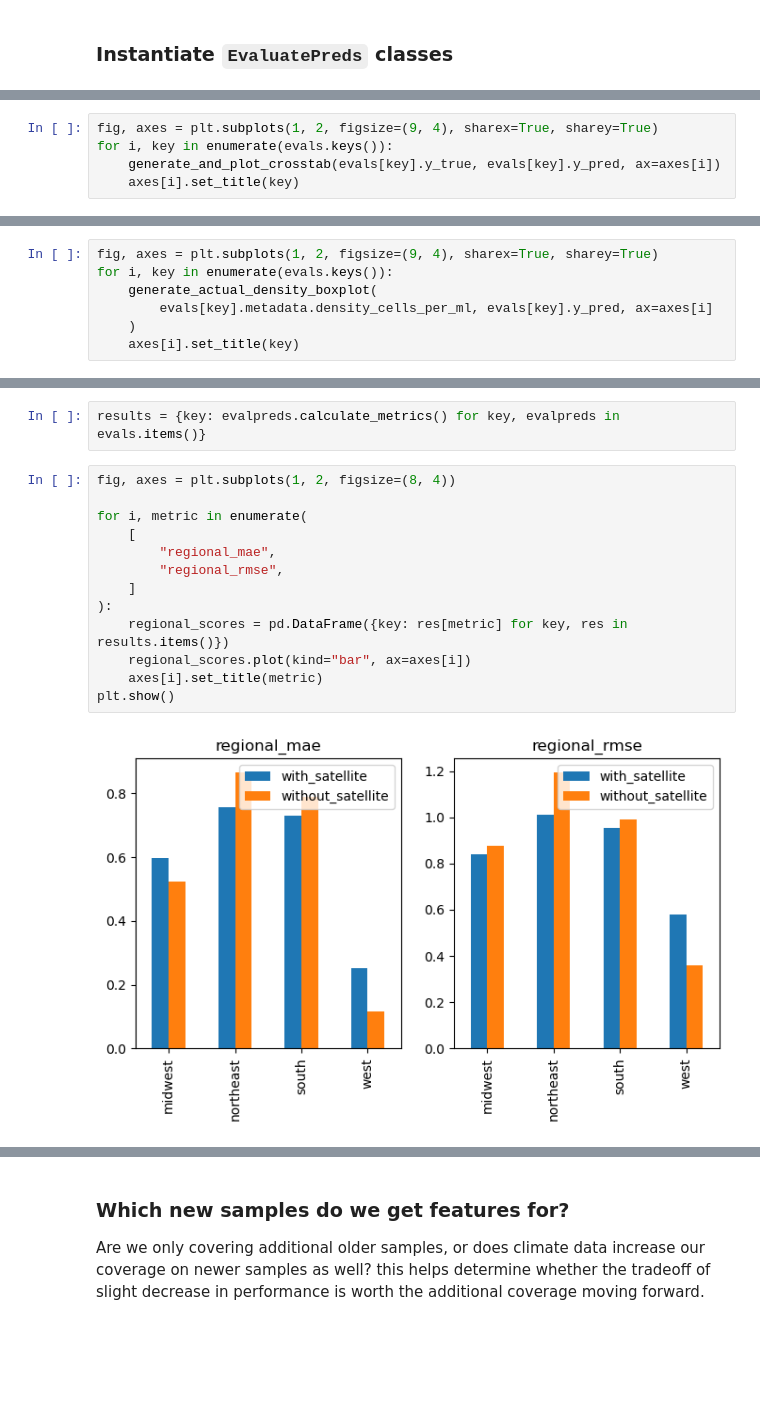
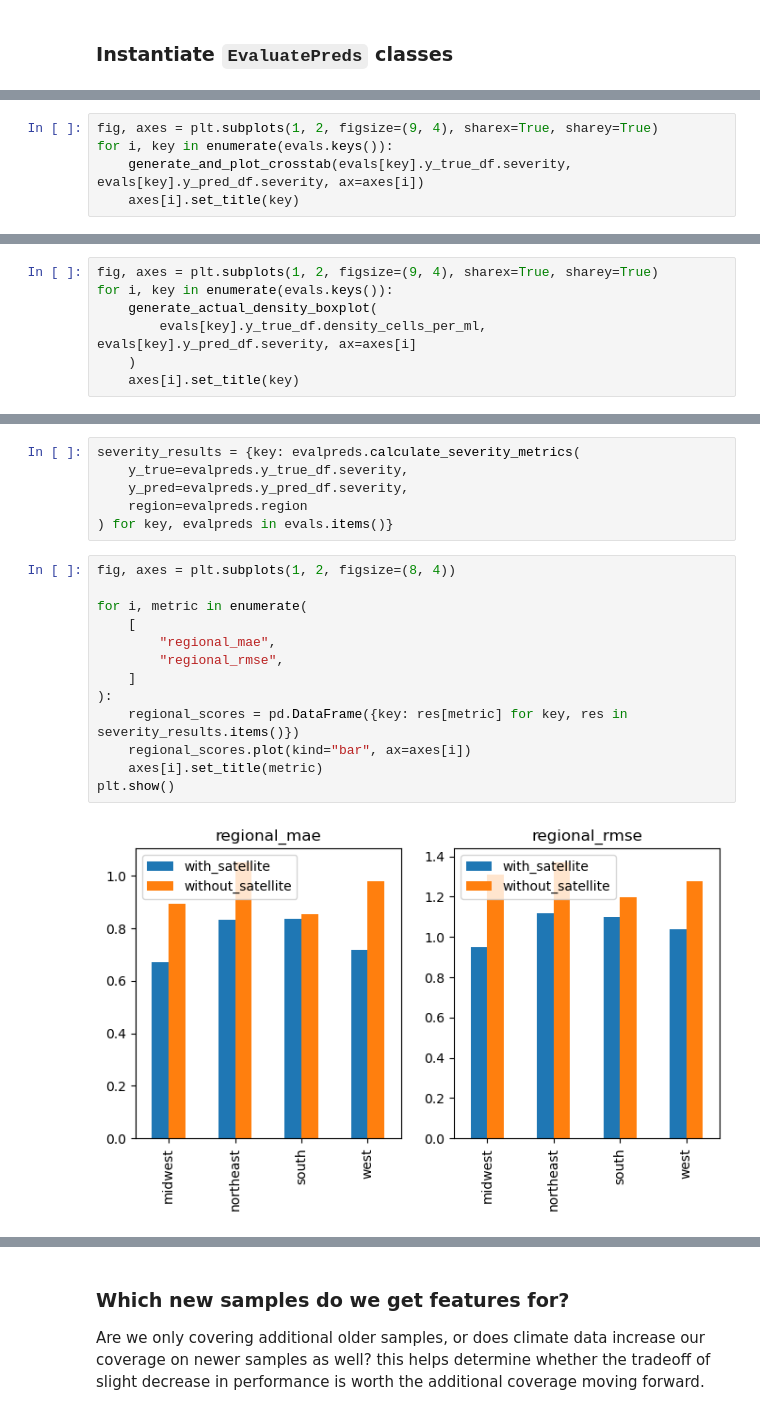
Before and after one commit to drivendataorg/cyfi, a Jupyter notebook: notebooks/0.0-klw-adding-climate.ipynb, the cells around one changed output, grey strips where cells are left out. Saved outputs shown, nothing was run; the diff lists cells and outputs as text; blank space fills up the shorter version.

```diff
--- a/notebooks/0.0-klw-adding-climate.ipynb
+++ b/notebooks/0.0-klw-adding-climate.ipynb
@@ -162,6 +173,6 @@ evals["without_satellite"] = EvaluatePreds(
 # %%
 fig, axes = plt.subplots(1, 2, figsize=(9, 4), sharex=True, sharey=True)
 for i, key in enumerate(evals.keys()):
-    generate_and_plot_crosstab(evals[key].y_true, evals[key].y_pred, ax=axes[i])
+    generate_and_plot_crosstab(evals[key].y_true_df.severity, evals[key].y_pred_df.severity, ax=axes[i])
     axes[i].set_title(key)
 # %% [output]
@@ -170,7 +181,7 @@ for i, key in enumerate(evals.keys()):
 fig, axes = plt.subplots(1, 2, figsize=(9, 4), sharex=True, sharey=True)
 for i, key in enumerate(evals.keys()):
     generate_actual_density_boxplot(
-        evals[key].metadata.density_cells_per_ml, evals[key].y_pred, ax=axes[i]
+        evals[key].y_true_df.density_cells_per_ml, evals[key].y_pred_df.severity, ax=axes[i]
     )
     axes[i].set_title(key)
 # %% [output]
@@ -178,20 +189,24 @@ for i, key in enumerate(evals.keys()):
 # %%
-results = {key: evalpreds.calculate_metrics() for key, evalpreds in evals.items()}
+severity_results = {key: evalpreds.calculate_severity_metrics(
+    y_true=evalpreds.y_true_df.severity,
+    y_pred=evalpreds.y_pred_df.severity,
+    region=evalpreds.region
+) for key, evalpreds in evals.items()}
 # %%
 fig, axes = plt.subplots(1, 2, figsize=(8, 4))
 
 for i, metric in enumerate(
     [
         "regional_mae",
         "regional_rmse",
     ]
 ):
-    regional_scores = pd.DataFrame({key: res[metric] for key, res in results.items()})
+    regional_scores = pd.DataFrame({key: res[metric] for key, res in severity_results.items()})
     regional_scores.plot(kind="bar", ax=axes[i])
     axes[i].set_title(metric)
 plt.show()
 # %% [output]
-[figure, old version]
+[figure, new version]
 # %%
 # See RMSE in detail for regions
 regional_scores
```
Also changed, not shown: parts of 65 cells of this notebook, 1 other file.
